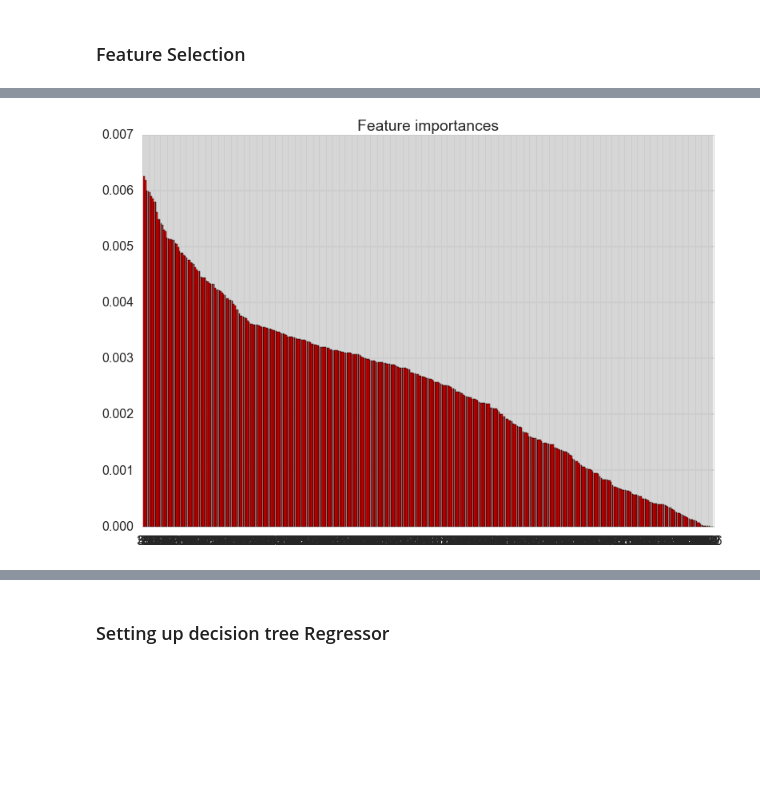
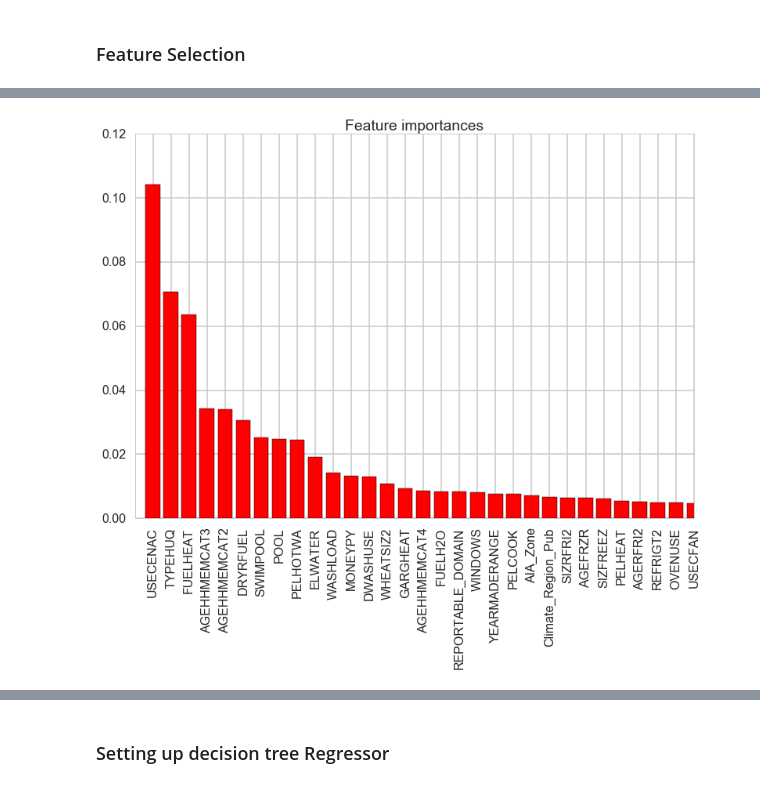
Before and after one commit to mohi7621/Springboard, a Jupyter notebook: capstone/decision-tree-regressor.ipynb, the cells around one changed output, grey strips where cells are left out. Drawn from its saved outputs; the diff is of its cells as text; code cells hidden in the pictures; blank space fills up the shorter version.

```diff
--- a/capstone/decision-tree-regressor.ipynb
+++ b/capstone/decision-tree-regressor.ipynb
@@ -49,14 +47,5 @@ from sklearn.ensemble import AdaBoostRegressor
 # %%
-# Random forest with n =15 to determine feature importance
-forest = ExtraTreesClassifier(n_estimators = 50)
-#forest = AdaBoostRegressor(n_estimators = 50)
+forest = RandomForestRegressor(n_estimators = 200)
 forest.fit(X_train, y_train.KWH, sample_weight = nwgt_train)
 importances = forest.feature_importances_
-# std = np.std([tree.feature_importances_ for tree in forest.estimators_],axis=0)
 indices = np.argsort(importances)[::-1]
-# %%
-# Data frame with feature rankings
-rfeats = pd.DataFrame(columns = ['no', 'imp', 'name'])
-
-for f in range(X_train.shape[1]):
-    rfeats.loc[len(rfeats)] = [indices[f], importances[indices[f]], X_train.columns[indices[f]]]
@@ -87,10 +67,11 @@ X_train.shape
 # %%
 # Plot the feature importances of the forest
 plt.figure()
 plt.title("Feature importances")
 plt.bar(range(X_train.shape[1]), importances[indices], color="r", align="center")
-plt.xticks(range(X_train.shape[1]), indices)
-plt.xlim([-1, X_train.shape[1]])
+plt.xticks(range(X_train.shape[1]), rfeats.name, rotation = 90)
+#plt.xlim([-1, X_train.shape[1]])
+plt.xlim([-1, 30])
 plt.show()
 # %% [output]
-[figure, old version]
+[figure, new version]
```
Also changed, not shown: parts of 28 cells of this notebook, 5 other files.
